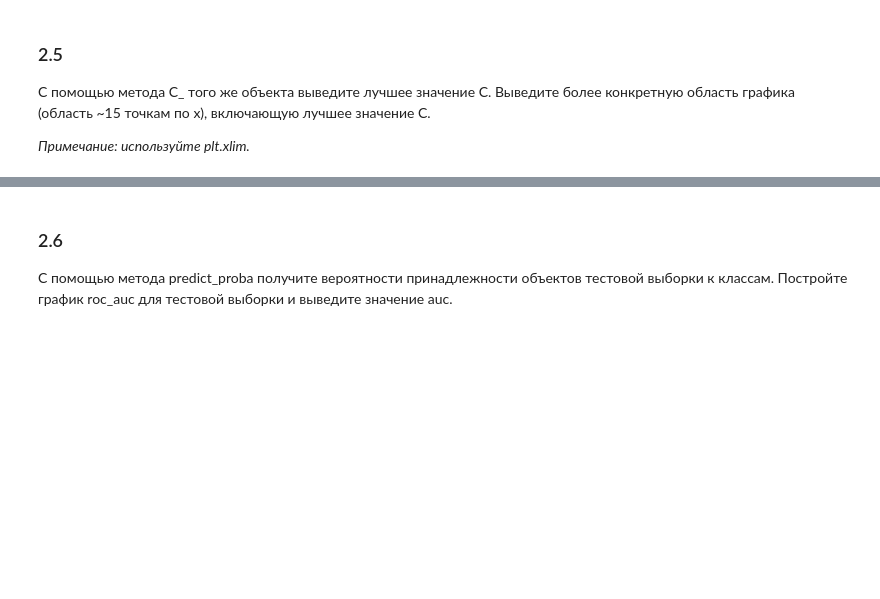
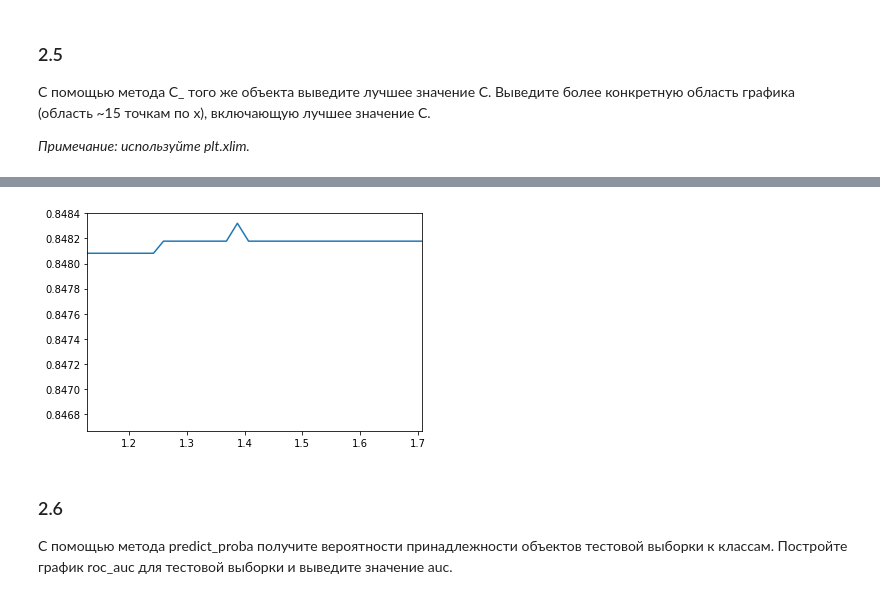
Before and after one commit to as4me/skillbox, a Jupyter notebook: ML. First Level/6/homework_classification_2_les_1_part_2.ipynb, the cells around one changed output, grey strips where cells are left out. Cells and saved outputs as stored; diff of their text form; code cells hidden in the pictures; blank space fills up the shorter version.

```diff
--- a/ML. First Level/6/homework_classification_2_les_1_part_2.ipynb
+++ b/ML. First Level/6/homework_classification_2_les_1_part_2.ipynb
@@ -95,3 +206,11 @@ import matplotlib.pyplot as plt
+# %%
+plt.plot(Cs, [model_lg_cv.scores_[1][:,i].mean() for i in range(0,500)] )
+
+plt.xlim(Cs[first_index], Cs[last_index] )
+
+plt.show()
+# %% [output]
+[figure, added]
 # %% [markdown]
 ### 2.6
 С помощью метода predict_proba получите вероятности принадлежности объектов тестовой выборки к классам. Постройте график roc_auc для тестовой выборки и выведите значение auc.
```
Also changed, not shown: parts of 17 cells of this notebook, 5 other files.
